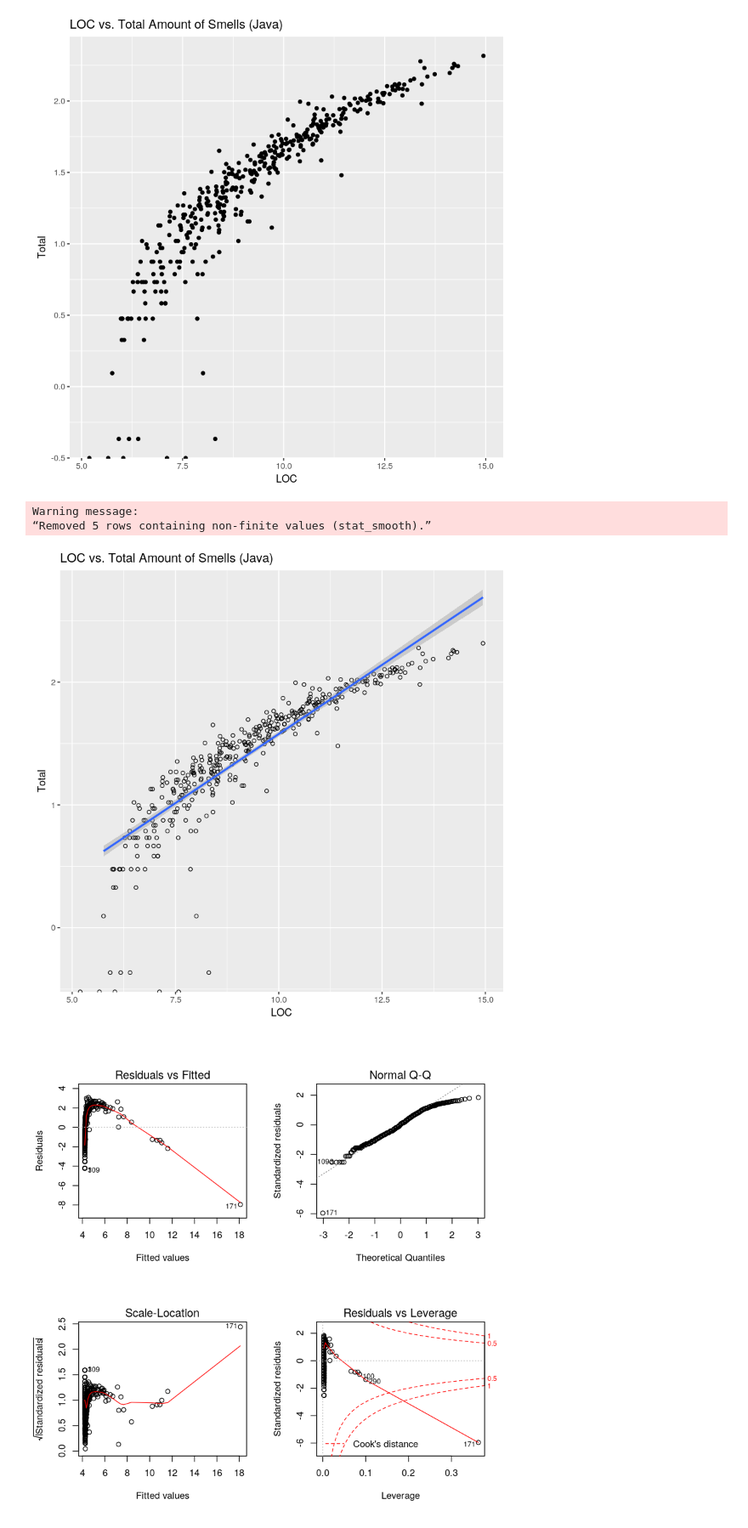
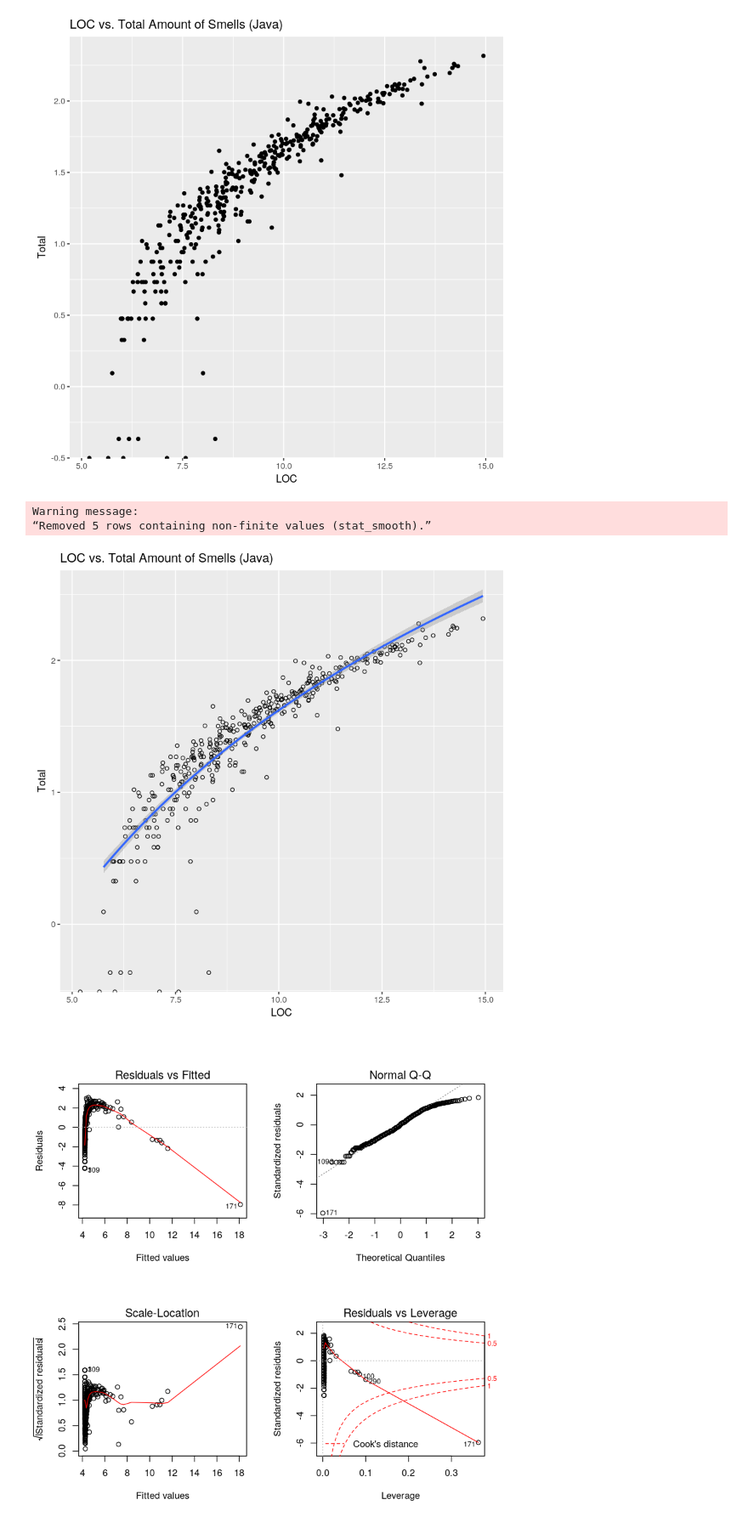
Before and after one commit to SimonHellbrueck/BT_Repository_Mining, a Jupyter notebook: regressiondiagnostics.ipynb, the cells around one changed output. Shown at 85% size. Cells and saved outputs as stored; diff of their text form; code cells hidden in the pictures.

```diff
--- a/regressiondiagnostics.ipynb
+++ b/regressiondiagnostics.ipynb
@@ -141,11 +141,11 @@ print(p)
 [figure]
 # %%
 ggplot(df_java_projects_training, aes(LOC, Total))+
-  geom_point(shape = 1) + stat_smooth(method = "lm", formula = y ~ x)  + ggtitle("LOC vs. Total Amount of Smells (Java)")
+  geom_point(shape = 1) + stat_smooth(method = "lm", formula = y ~ log(x))  + ggtitle("LOC vs. Total Amount of Smells (Java)")
 # %% [output]
 Warning message:
 “Removed 5 rows containing non-finite values (stat_smooth).”
-[figure, old version]
+[figure, new version]
 # %%
 fit <- lm(Total ~ LOC, data=df_java_projects_training)
 par(mfrow=c(2,2))
```
